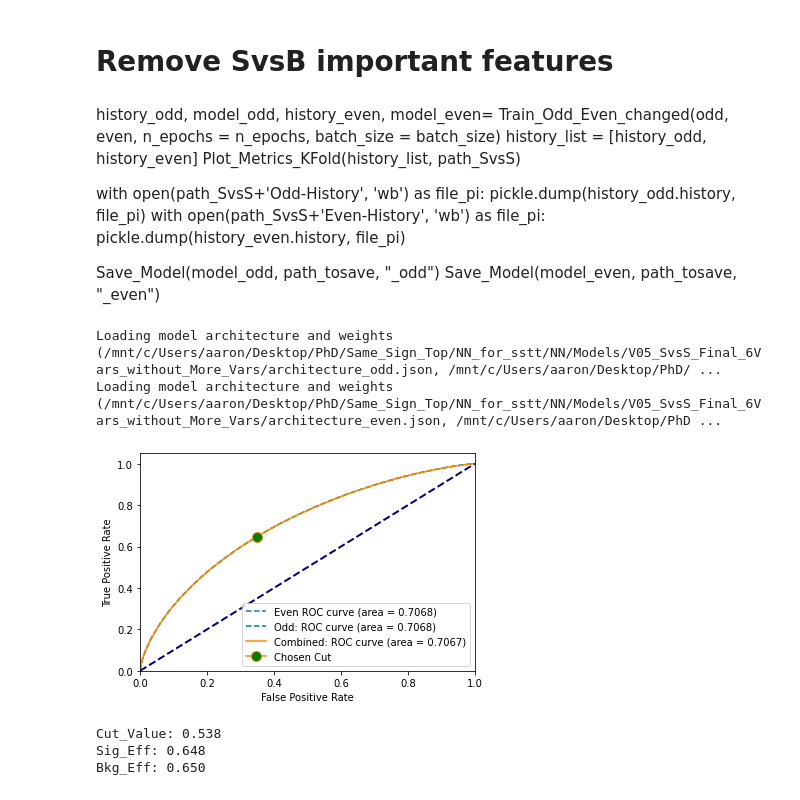
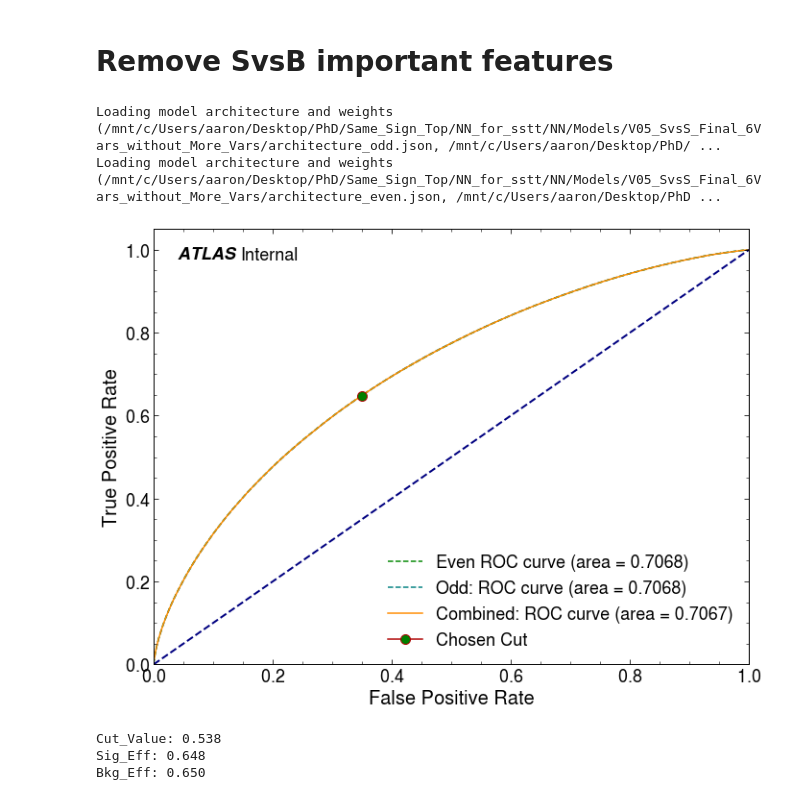
Before and after one commit to AaronvanderGraaf/NN_for_sstt, a Jupyter notebook: NN/SvsS_Final_6Vars_without_More_Vars.ipynb, the cells around one changed output. Drawn from its saved outputs; the diff is of its cells as text; code cells hidden in the pictures.

```diff
--- a/NN/SvsS_Final_6Vars_without_More_Vars.ipynb
+++ b/NN/SvsS_Final_6Vars_without_More_Vars.ipynb
@@ -4,9 +4,12 @@ import pickle
 from util import *
 from load_data import load_input_file, build_combined_input
 from NN_train import *
+import atlas_mpl_style as ampl
+ampl.use_atlas_style()
 path_tosave = 'Models/V05_SvsS_Final_6Vars_without_More_Vars'
 path_SvsS = path_tosave + '/SvsS/'
 path_SvsB = path_tosave + '/SvsB/'
+atlas_label_status = 'Internal'
 mkdir_p(path_tosave)
 mkdir_p(path_SvsS)
 mkdir_p(path_SvsB)
@@ -127,15 +130,3 @@ def Train_Odd_Even_changed(odd, even, n_epochs = 400, batch_size = 2000):
 input_shape = odd[0].shape[1]
 n_epochs = 200
 batch_size = 20000
-# %% [markdown]
-history_odd, model_odd, history_even, model_even= Train_Odd_Even_changed(odd, even, n_epochs = n_epochs, batch_size = batch_size)
-history_list = [history_odd, history_even]
-Plot_Metrics_KFold(history_list, path_SvsS)
-
-with open(path_SvsS+'Odd-History', 'wb') as file_pi:
-    pickle.dump(history_odd.history, file_pi)
-with open(path_SvsS+'Even-History', 'wb') as file_pi:
-    pickle.dump(history_even.history, file_pi)
-
-Save_Model(model_odd, path_tosave, "_odd")
-Save_Model(model_even, path_tosave, "_even")
@@ -151,33 +154,34 @@ Predicted_odd = model_even.predict(odd[0])
 # %%
 pred = np.concatenate([Predicted_even, Predicted_odd])
 truth = np.concatenate([even[1], odd[1]])
 
 fpr, tpr, thr = roc_curve(truth, pred)
 roc_auc = auc(fpr, tpr)
 
 fpr_even, tpr_even, thr_even = roc_curve(even[1], Predicted_even)
 roc_auc_even = auc(fpr_even, tpr_even)
 
 fpr_odd, tpr_odd, thr_odd = roc_curve(odd[1], Predicted_odd)
 roc_auc_odd = auc(fpr_odd, tpr_odd)
 
 fig = plt.figure()
 plt.plot(fpr_even, tpr_even, linestyle='--', label='Even ROC curve (area = {:.4f})'.format(roc_auc_even))
 plt.plot(fpr_odd, tpr_odd, linestyle='--', color='teal', label='Odd: ROC curve (area = {:.4f})'.format(roc_auc_odd))
 plt.plot(fpr, tpr, color='darkorange', label='Combined: ROC curve (area = {:.4f})'.format(roc_auc))
 y = [0.648]
 x = [1 - 0.650]
 plt.plot(x, y, marker="o", markersize=10, markerfacecolor="green", label='Chosen Cut')
 plt.plot([0, 1], [0, 1], color='navy', lw=2, linestyle='--')
 plt.xlim([0.0, 1.0])
 plt.ylim([0.0, 1.05])
 plt.xlabel('False Positive Rate')
 plt.ylabel('True Positive Rate')
+ampl.plot.draw_atlas_label(0.04, 0.96, status=atlas_label_status)
 plt.legend(loc="lower right")
 plt.savefig(path_SvsS + "ROC-Curve.png")
 plt.show()
 # %% [output]
-[figure, old version]
+[figure, new version]
 # %%
 def Find_Eff_Cut_Equal(Sig, Bkg):
     steps = 1000
```
Also changed, not shown: parts of 32 cells of this notebook, 4 other files.
